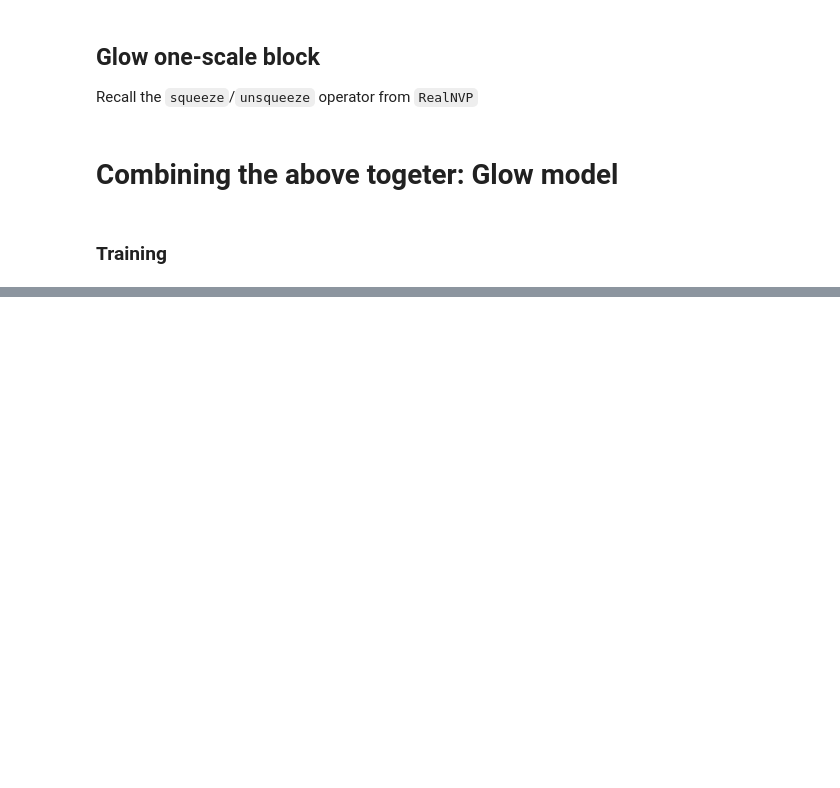
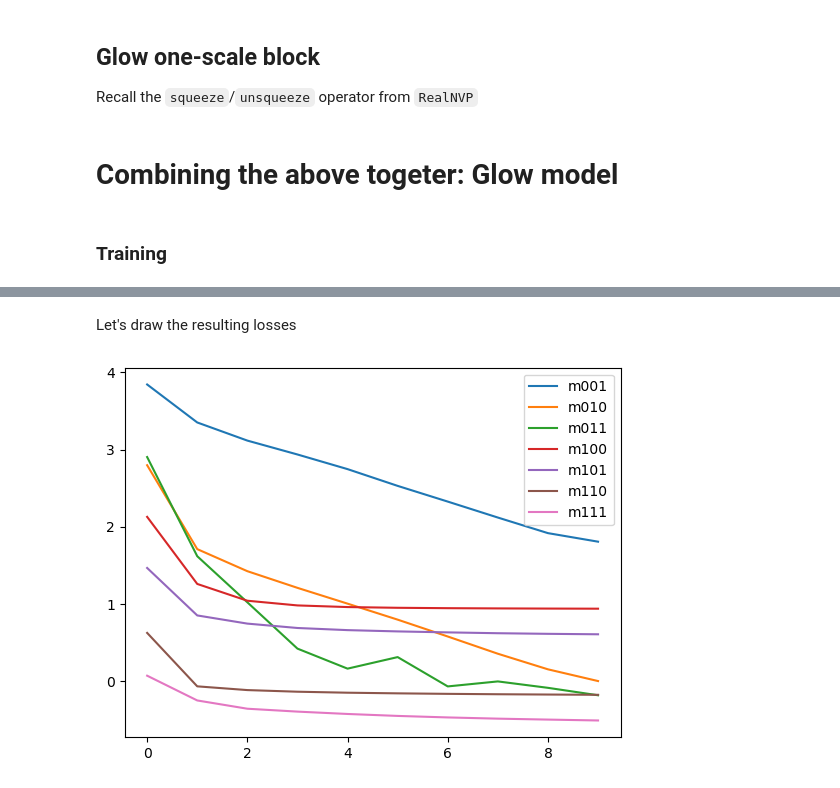
Before and after one commit to Natifick/Glow-ing-Bayes, a Jupyter notebook: Glow.ipynb, the cells around one changed output, grey strips where cells are left out. Cells and saved outputs as stored; diff of their text form; code cells hidden in the pictures; blank space fills up the shorter version.

Commit message:
Make experiments with removing parts of initial model. Save configs weights and losses

```diff
--- a/Glow.ipynb
+++ b/Glow.ipynb
@@ -655,15 +669,33 @@ display.Image("sample/013801.png", width=1000)
+# %%
+def make_model(CONFIG):
+    model = Glow(
+        3, CONFIG.n_flow, CONFIG.n_block, affine=CONFIG.affine, conv_lu=not CONFIG.no_lu, layers_mask=CONFIG.layers_mask
+    )
+    model = model.to(DEVICE)
+    optimizer = torch.optim.Adam(model.parameters(), lr=CONFIG.lr)
+    return model, optimizer
 # %%
 import json
 
-def save_all(model, optim, conf, epoch, folder="checkpoints", itername=""):
+def save_all(model, optim, CONFIG, losses, folder="checkpoints", model_prefix=""):
     checkpoint = {
-        'epoch': epoch,
         'model': model.cpu().state_dict(),
         'optimizer': optimizer.state_dict()}
 #     os.mkdir(folder)
-    torch.save(checkpoint, f'{folder}/checkpoint{itername}.pth')
-#     with open(f"{folder}/config{itername}.json", "w") as f:
-#         json.dump(conf, f)
-
-
-save_all(model, optimizer, CONFIG, epoch=21, itername="_base_1")
+    torch.save(checkpoint, f'{folder}/checkpoint_{model_prefix}.pth')
+    features = [name for name in dir(CONFIG) if name[:2] != '__']
+    conf = {ftr: CONFIG.__getattribute__(ftr) for ftr in features}
+    with open(f"{folder}/config_{model_prefix}.json", "w") as f:
+        json.dump(conf, f)
+    with open(f"{folder}/losss_{model_prefix}.json", "w") as f:
+        json.dump(losses, f)
+# %%
+for n in range(1, 8):
+    # layers_mask = [use_act_norm, use_one_conv, use_coupling]
+    mask = [(n // 2 ** i) % 2 for i in range(3)][::-1]
+    print(mask)
+    CONFIG.layers_mask = mask
+    model, optimizer = make_model(CONFIG)
+    model_prefix = "m" + "".join([str(m) for m in mask])
+    loss_hist = train(CONFIG, model, optimizer, train_loader, model_prefix=model_prefix)
+    save_all(model, optimizer, CONFIG, loss_hist, model_prefix=model_prefix)
@@ -669,0 +710,14 @@ save_all(model, optimizer, CONFIG, epoch=21, itername="_base_1")
+# %% [markdown]
+Let's draw the resulting losses
+# %%
+for n in range(1, 8):
+    # layers_mask = [use_act_norm, use_one_conv, use_coupling]
+    mask = [(n // 2 ** i) % 2 for i in range(3)][::-1]
+    model_prefix = "m" + "".join([str(m) for m in mask])
+    with open(f"checkpoints/losss_{model_prefix}.json", "r") as f:
+        losses = json.load(f)
+    plt.plot(losses['Loss'], label=model_prefix)
+plt.legend()
+plt.show()
+# %% [output]
+[figure, added]
```
Also changed, not shown: parts of 9 cells of this notebook, 15 other files.
